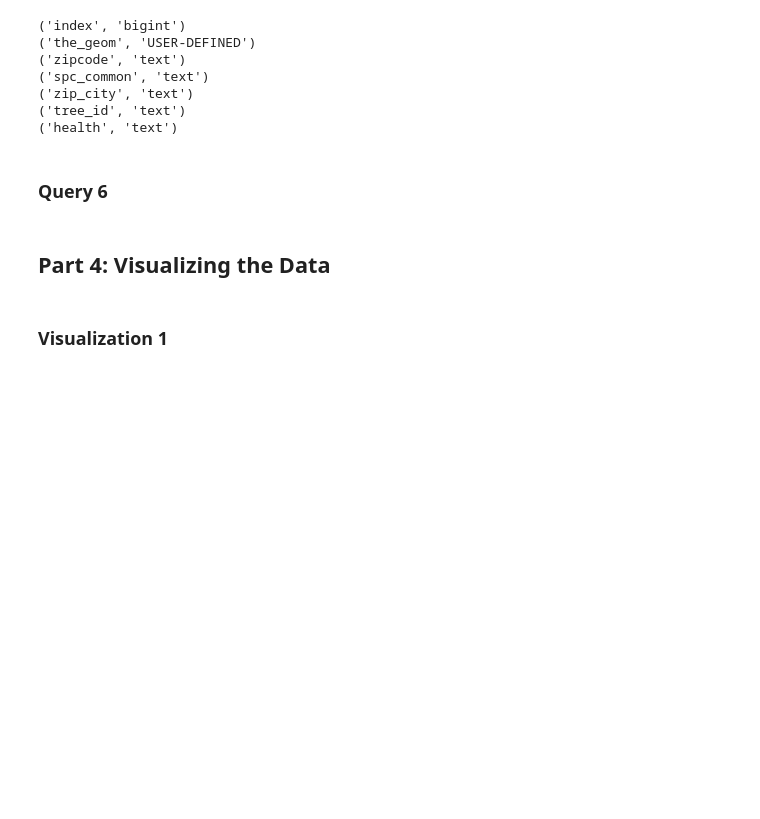
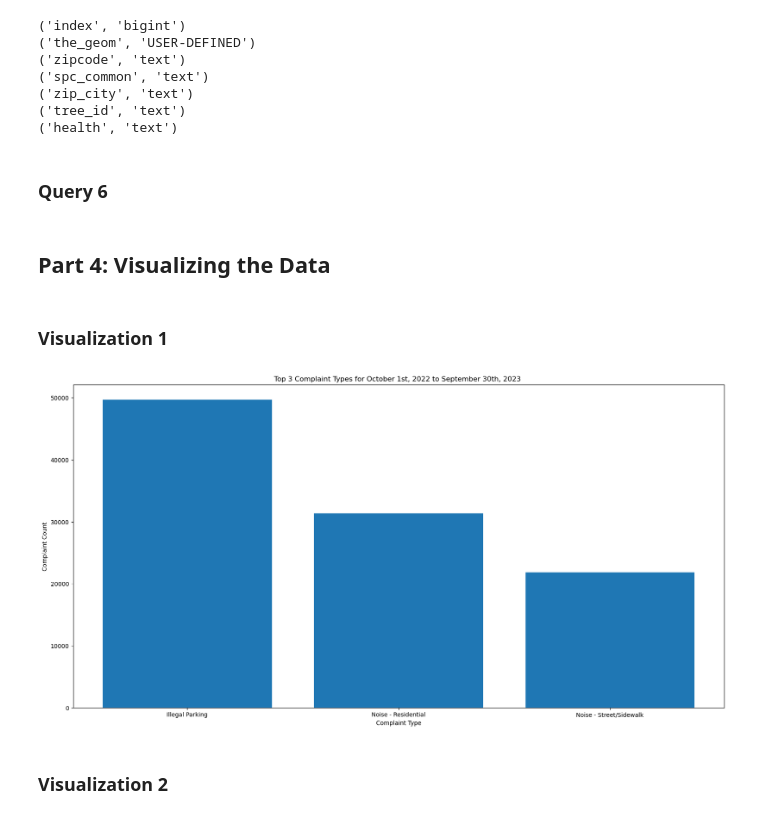
Before and after one commit to rma241/Final-Project-Group34, a Jupyter notebook: Project.ipynb, the cells around one changed output. Drawn from its saved outputs; the diff is of its cells as text; code cells hidden in the pictures; blank space fills up the shorter version.

```diff
--- a/Project.ipynb
+++ b/Project.ipynb
@@ -476,6 +475,37 @@ with engine.connect() as conn:
 ### Query 6
 # %% [markdown]
 ## Part 4: Visualizing the Data
+# %% [markdown]
+### Visualization 1
+# %%
+def plot_top_3_complaints(dataframe1):
+    figure, axes = plt.subplots(figsize=(20, 10))
+    axes.bar(dataframe1['complaint_type'], dataframe1['complaint_count'])
+
+    axes.set_title("Top 3 Complaint Types for October 1st, 2022 to September 30th, 2023 ")
+    axes.set_xlabel("Complaint Type")
+    axes.set_ylabel("Complaint Count")
+
+    plt.show()
+# %%
+def get_data_for_visual_1():
+    V1 = """
+    SELECT complaint_type, COUNT(unique_key) AS complaint_count
+    FROM nyc_311
+    WHERE created_date BETWEEN '2022-10-01' AND '2023-09-30'
+    GROUP BY complaint_type
+    ORDER BY complaint_count DESC
+    LIMIT 3;
+    """
+    with engine.connect() as conn:
+        result = conn.execute(db.text(V1))
+        dataframe1 = pd.DataFrame(result.fetchall(), columns=result.keys())
+    return dataframe1
+# %%
+some_dataframe1 = get_data_for_visual_1()
+plot_top_3_complaints(some_dataframe1)
+# %% [output]
+[figure, added]
 # %% [markdown]
-### Visualization 1
+### Visualization 2
 # %%
```
Also changed, not shown: parts of 26 cells of this notebook.
